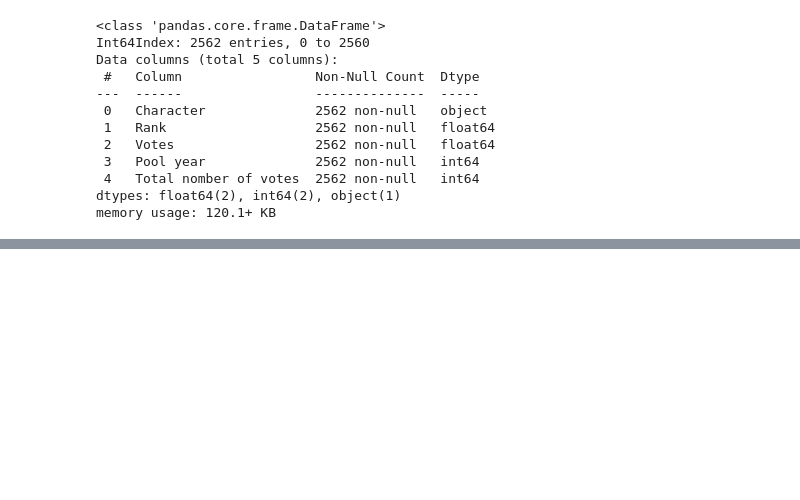
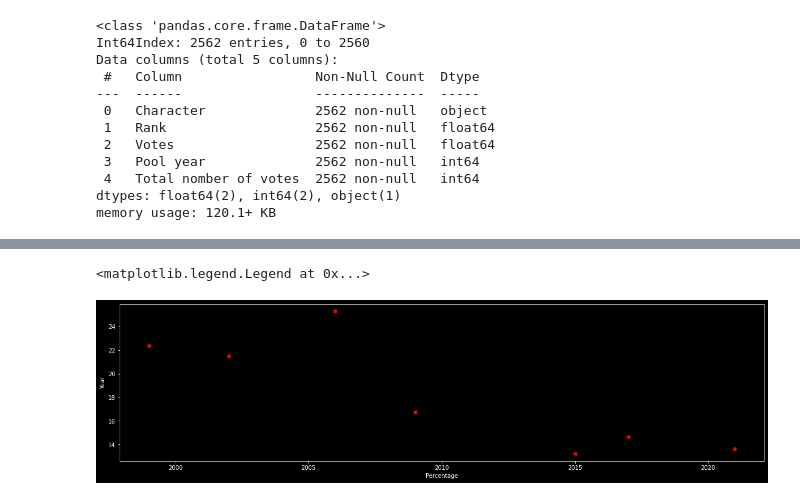
Before and after one commit to Chiheb-Edine-Zoghlemi/ONE_PIECE_DATA_ANALYZE, a Jupyter notebook: Project.ipynb, the cells around one changed output, grey strips where cells are left out. Drawn from its saved outputs; the diff is of its cells as text; code cells hidden in the pictures; blank space fills up the shorter version.

```diff
--- a/Project.ipynb
+++ b/Project.ipynb
@@ -364,12 +325,0 @@ luffy_data
-# %%
-
-columns = luffy_data[['percentage_from_total','Total nomber of votes']] #we remove the class attribute
-x_data = luffy_data['Pool year']
-
-
-fig, ax = plt.subplots(figsize = (20,5))
-for column in columns:
-    ax.plot(x_data, luffy_data[column], label=column)
-
-ax.set_title('Iris Dataset')
-ax.legend()
@@ -395,0 +364,10 @@ See the caveats in the documentation: https://pandas.pydata.org/pandas-docs/stab
+# %%
+plt.figure(figsize=(20,5))
+plt.scatter(luffy_data['Pool year'] ,luffy_data['percentage_from_total'], marker='X',color='red')
+plt.xlabel('Percentage')
+plt.ylabel('Year')
+ax.set_title('Luffy  votes percentage from the total of votes')
+ax.legend()
+# %% [output]
+<matplotlib.legend.Legend at 0x...>
+[figure, added]
```
Also changed, not shown: parts of 16 cells of this notebook.
